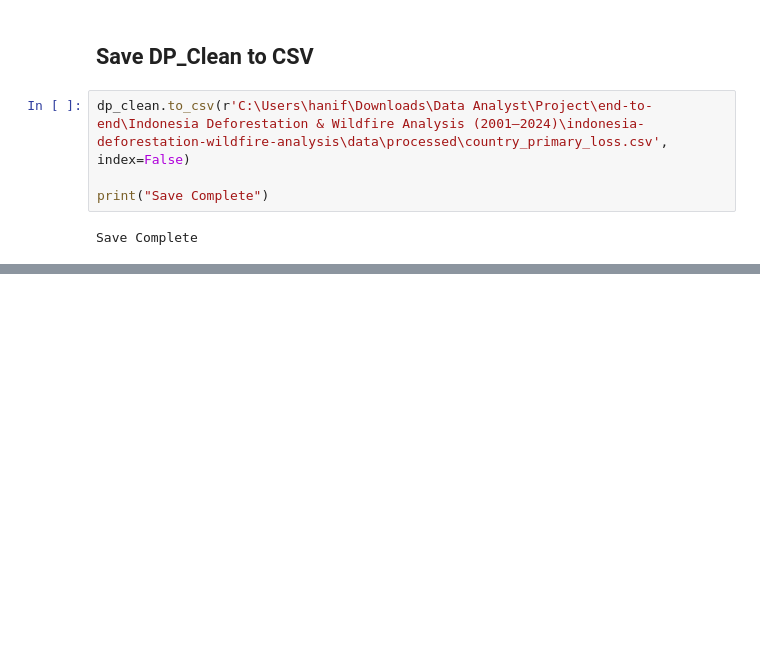
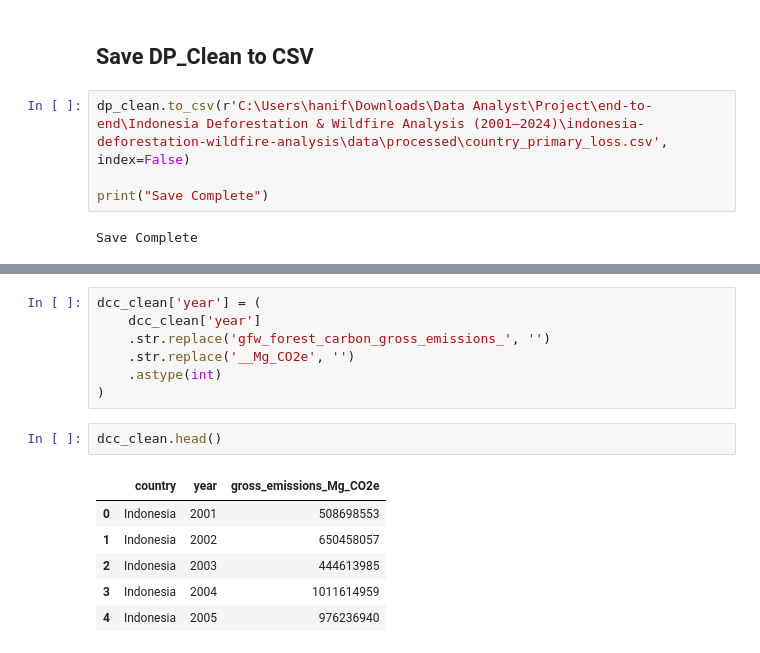
Before and after one commit to hanifahar29/indonesia-deforestation-wildfire-analysis, a Jupyter notebook: notebooks/forest_loss_data_cleaning.ipynb, the cells around one changed output, grey strips where cells are left out. Drawn from its saved outputs; the diff is of its cells as text; blank space fills up the shorter version.

```diff
--- a/notebooks/forest_loss_data_cleaning.ipynb
+++ b/notebooks/forest_loss_data_cleaning.ipynb
@@ -522,0 +627,16 @@ Save Complete
+# %%
+dcc_clean['year'] = (
+    dcc_clean['year']
+    .str.replace('gfw_forest_carbon_gross_emissions_', '')
+    .str.replace('__Mg_CO2e', '')
+    .astype(int)
+)
+# %%
+dcc_clean.head()
+# %% [output]
+|  | country | year | gross_emissions_Mg_CO2e |
+| 0 | Indonesia | 2001 | 508698553 |
+| 1 | Indonesia | 2002 | 650458057 |
+| 2 | Indonesia | 2003 | 444613985 |
+| 3 | Indonesia | 2004 | 1011614959 |
+| 4 | Indonesia | 2005 | 976236940 |
```
Also changed, not shown: parts of 13 cells of this notebook.
